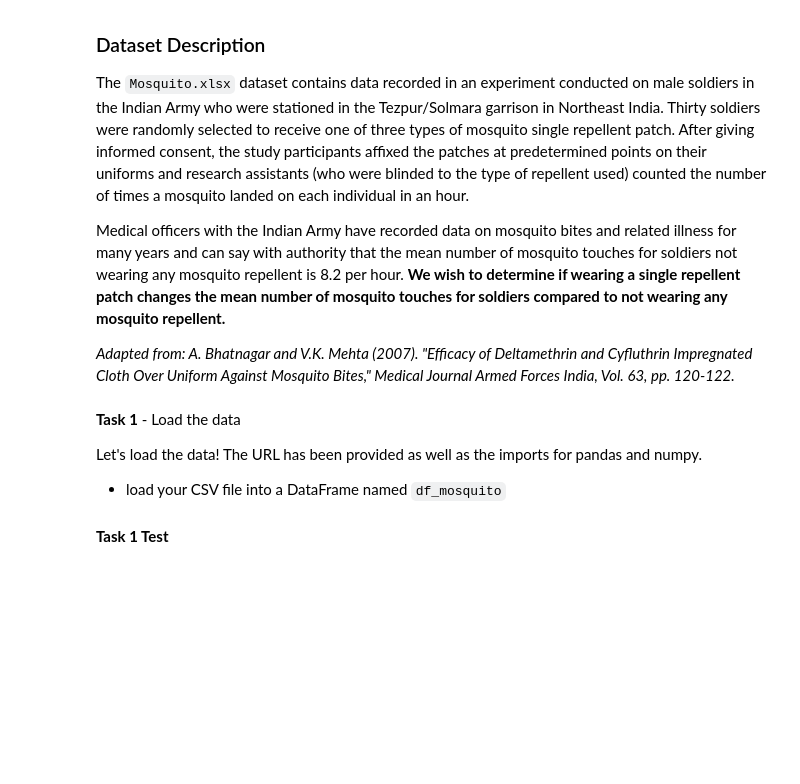
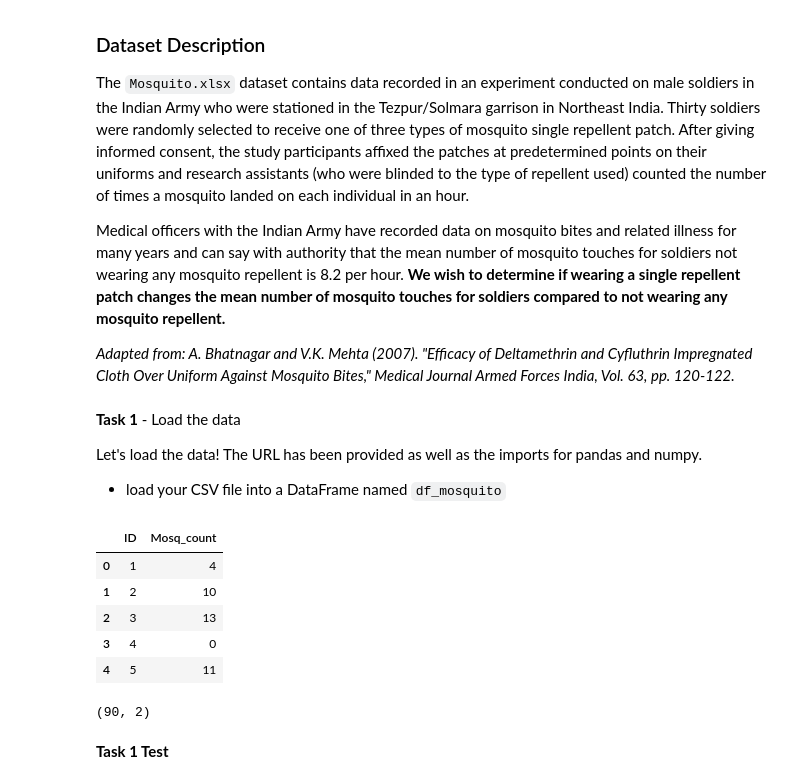
Before and after one commit to sikoh/DS-Statistics, a Jupyter notebook: Hypothesis-Testing-And-Confidence-Intervals/DS_HypothesisTestingAndConfidenceIntervals_Homework.ipynb, the cells around one changed output. Saved outputs shown, nothing was run; the diff lists cells and outputs as text; code cells hidden in the pictures; blank space fills up the shorter version.

```diff
--- a/Hypothesis-Testing-And-Confidence-Intervals/DS_HypothesisTestingAndConfidenceIntervals_Homework.ipynb
+++ b/Hypothesis-Testing-And-Confidence-Intervals/DS_HypothesisTestingAndConfidenceIntervals_Homework.ipynb
@@ -49,16 +49,28 @@ Let's load the data! The URL has been provided as well as the imports for pandas
 # %%
 # Task 1
 import pandas as pd
 import numpy as np
 
 # URL for the dataset
 data_url = 'https://raw.githubusercontent.com/bloominstituteoftechnology/data-science-practice-datasets/main/unit_1/Mosquito/Mosquito.csv'
 
 # YOUR CODE HERE
-raise NotImplementedError()
+#raise NotImplementedError()
+df_mosquito = pd.read_csv(data_url)
 
 # Print out your DataFrame
 df_mosquito.head()
+# %% [output]
+|  | ID | Mosq_count |
+| 0 | 1 | 4 |
+| 1 | 2 | 10 |
+| 2 | 3 | 13 |
+| 3 | 4 | 0 |
+| 4 | 5 | 11 |
+# %%
+df_mosquito.shape
+# %% [output]
+(90, 2)
 # %% [markdown]
 **Task 1 Test**
 # %%
```
Also changed, not shown: parts of 2 cells of this notebook.
